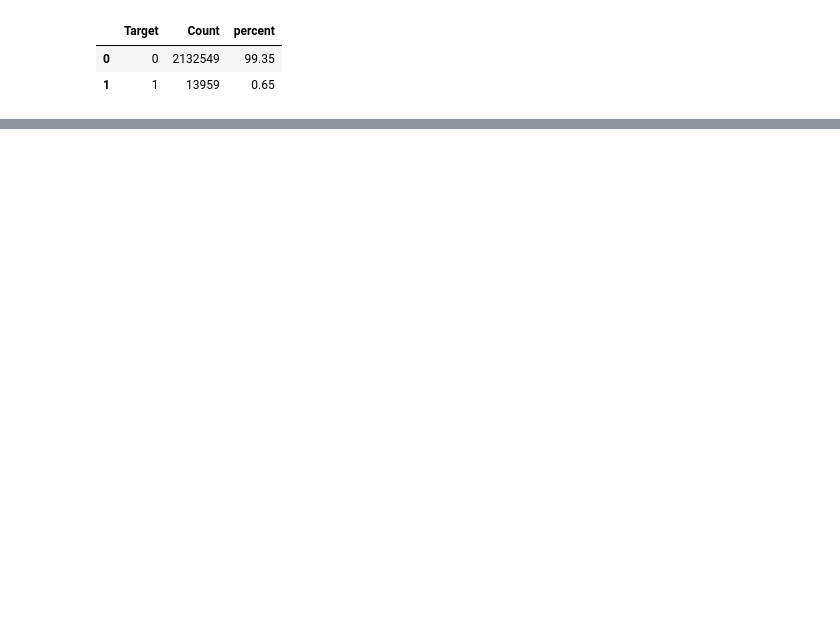
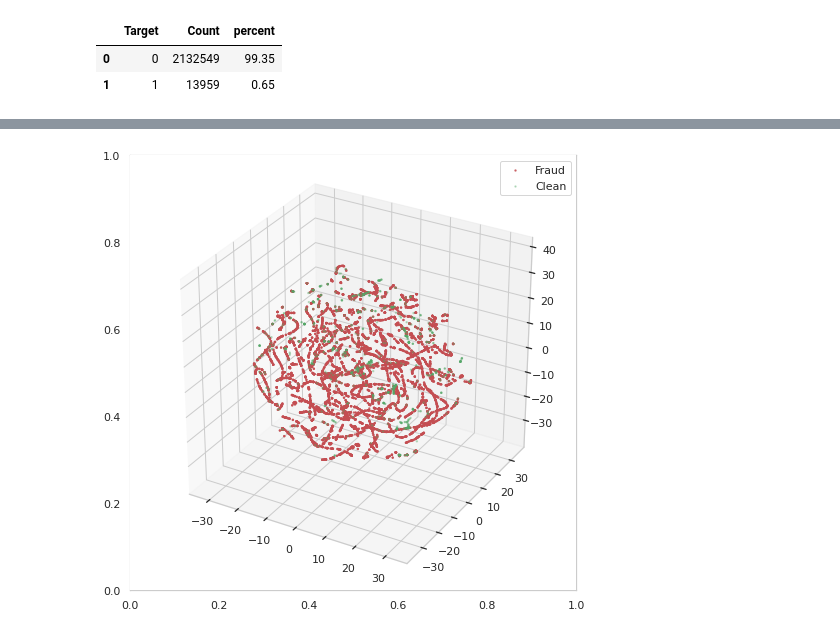
Before and after one commit to K-107/Anomaly-Detection, a Jupyter notebook: 상일이네_2차프젝_AE로_탐지.ipynb, the cells around one changed output, grey strips where cells are left out. Drawn from its saved outputs; the diff is of its cells as text; code cells hidden in the pictures; blank space fills up the shorter version.

```diff
--- a/상일이네_2차프젝_AE로_탐지.ipynb
+++ b/상일이네_2차프젝_AE로_탐지.ipynb
@@ -1429,0 +1529,2 @@ tsne_plot(rep_x, rep_y, "latent_representation.png")
+# %%
+data = data.drop('CON_ILLEGAL_RATIO', axis=1)
@@ -1429,0 +1552,43 @@ tsne_plot(rep_x, rep_y, "latent_representation.png")
+# %%
+from sklearn.manifold import TSNE
+from mpl_toolkits.mplot3d import Axes3D
+
+def tsne_scatter(features, labels, dimensions=2, save_as='graph.png'):
+    if dimensions not in (2, 3):
+        raise ValueError('tsne_scatter can only plot in 2d or 3d (What are you? An alien that can visualise >3d?). Make sure the "dimensions" argument is in (2, 3)')
+
+    # t-SNE dimensionality reduction
+    features_embedded = TSNE(n_components=dimensions, random_state=RANDOM_SEED).fit_transform(features)
+
+    # initialising the plot
+    fig, ax = plt.subplots(figsize=(8,8))
+
+    # counting dimensions
+    if dimensions == 3: ax = fig.add_subplot(111, projection='3d')
+
+    # plotting data
+    ax.scatter(
+        *zip(*features_embedded[np.where(labels==1)]),
+        marker='o',
+        color='r',
+        s=2,
+        alpha=0.7,
+        label='Fraud'
+    )
+    ax.scatter(
+        *zip(*features_embedded[np.where(labels==0)]),
+        marker='o',
+        color='g',
+        s=2,
+        alpha=0.3,
+        label='Clean'
+    )
+
+    # storing it to be displayed later
+    plt.legend(loc='best')
+    plt.savefig(save_as);
+    plt.show;
+# %%
+tsne_scatter(X, Y, dimensions=3, save_as='tsne_initial_3d.png')
+# %% [output]
+[figure, added]
```
Also changed, not shown: parts of 34 cells of this notebook.
